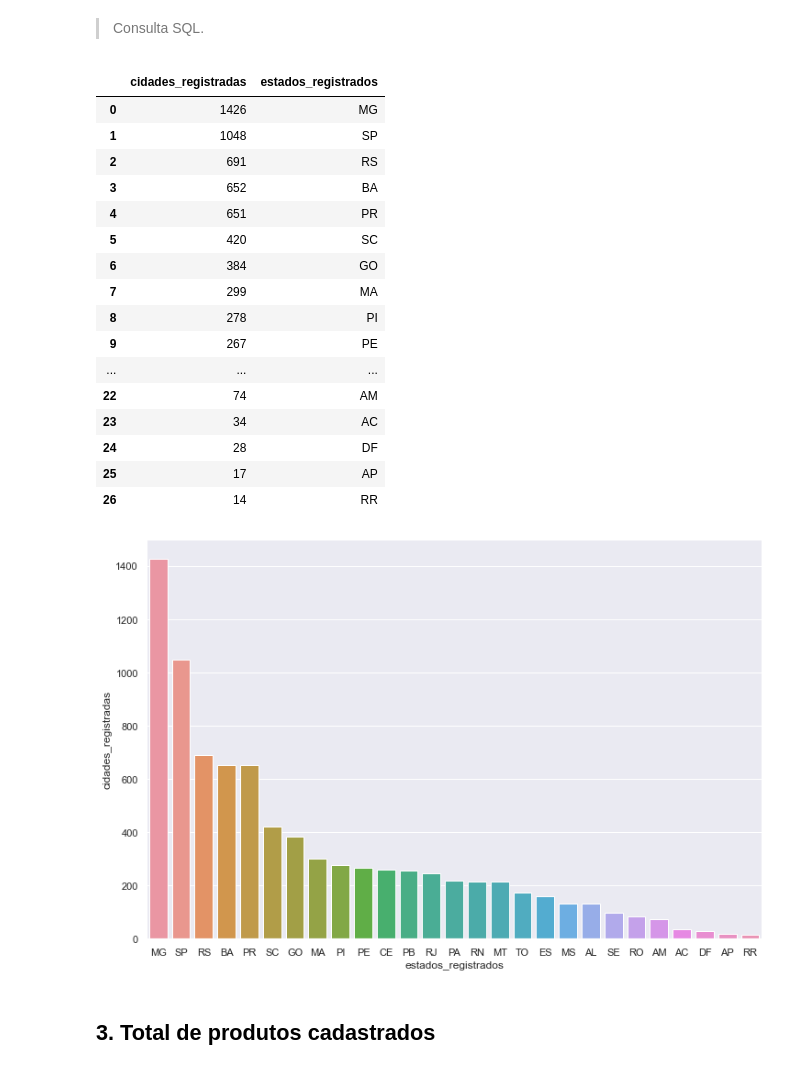
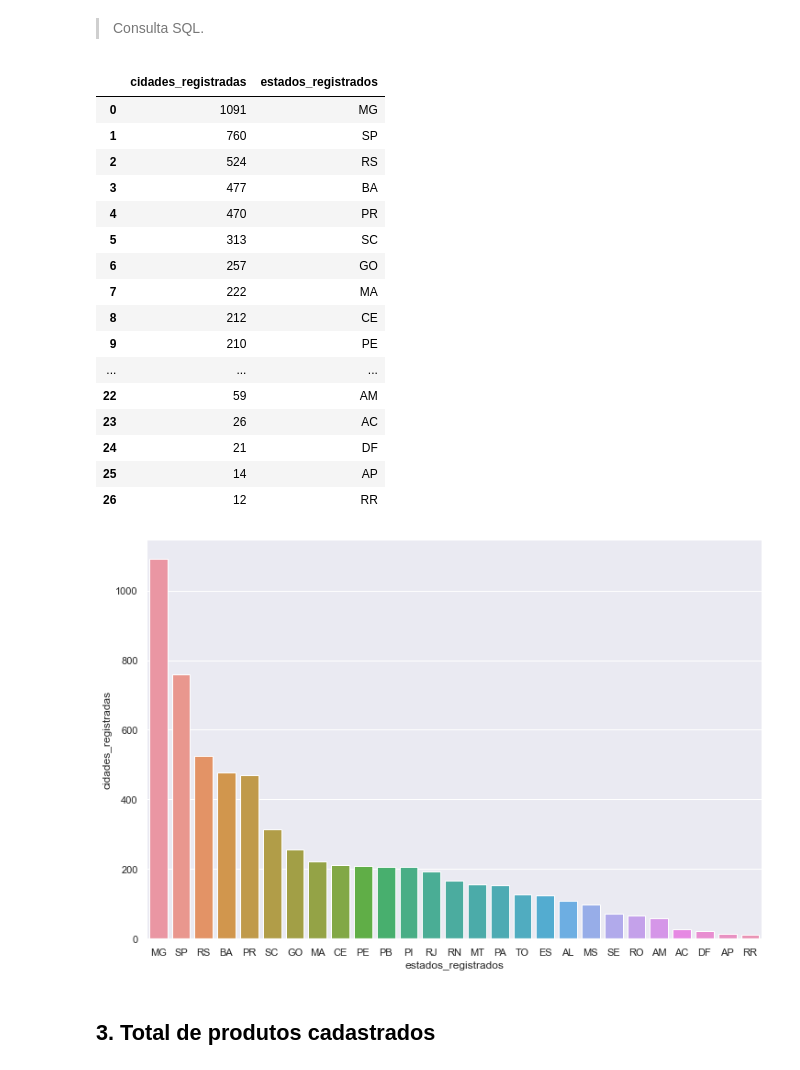
Before and after one commit to deborabmfreitas/projeto-sql, a Jupyter notebook: project.ipynb, the cells around one changed output. Saved outputs shown, nothing was run; the diff lists cells and outputs as text; code cells hidden in the pictures.

```diff
--- a/project.ipynb
+++ b/project.ipynb
@@ -11,13 +13,18 @@ import matplotlib.pyplot as plt
 # %%
 olist_customers = pd.read_csv('data/olist_customers_dataset.csv', index_col=0)
-olist_geolocation = pd.read_csv('data/olist_geolocation_dataset.csv', index_col=0)
-olist_order_items = pd.read_csv('data/olist_order_items_dataset.csv', index_col=0)
-olist_order_payments = pd.read_csv('data/olist_order_payments_dataset.csv', index_col=0)
-olist_order_reviews = pd.read_csv('data/olist_order_reviews_dataset.csv', index_col=0)
+olist_geolocation = pd.read_csv(
+    'data/olist_geolocation_dataset.csv', index_col=0)
+olist_order_items = pd.read_csv(
+    'data/olist_order_items_dataset.csv', index_col=0)
+olist_order_payments = pd.read_csv(
+    'data/olist_order_payments_dataset.csv', index_col=0)
+olist_order_reviews = pd.read_csv(
+    'data/olist_order_reviews_dataset.csv', index_col=0)
 olist_orders = pd.read_csv('data/olist_orders_dataset.csv', index_col=0)
 olist_products = pd.read_csv('data/olist_products_dataset.csv', index_col=0)
 olist_sellers = pd.read_csv('data/olist_sellers_dataset.csv', index_col=0)
-product_category_name = pd.read_csv('data/product_category_name_translation.csv', index_col=0)
+product_category_name = pd.read_csv(
+    'data/product_category_name_translation.csv', index_col=0)
 # %% [markdown]
 # Inspecionando os dados
 # %%
@@ -79,0 +182,3 @@ _
+# %%
+olist_geolocation['geolocation_city'] = olist_geolocation['geolocation_city'].str.normalize(
+    'NFKD').str.encode('ascii', errors='ignore').str.decode('utf-8').str.lower()
@@ -204,29 +435,30 @@ geolocation_city = pd.read_sql(query, con=conn)
 geolocation_city
 # %% [output]
 |  | cidades_registradas | estados_registrados |
-| 0 | 1426 | MG |
-| 1 | 1048 | SP |
-| 2 | 691 | RS |
-| 3 | 652 | BA |
-| 4 | 651 | PR |
-| 5 | 420 | SC |
-| 6 | 384 | GO |
-| 7 | 299 | MA |
-| 8 | 278 | PI |
-| 9 | 267 | PE |
+| 0 | 1091 | MG |
+| 1 | 760 | SP |
+| 2 | 524 | RS |
+| 3 | 477 | BA |
+| 4 | 470 | PR |
+| 5 | 313 | SC |
+| 6 | 257 | GO |
+| 7 | 222 | MA |
+| 8 | 212 | CE |
+| 9 | 210 | PE |
 | ... | ... | ... |
-| 22 | 74 | AM |
-| 23 | 34 | AC |
-| 24 | 28 | DF |
-| 25 | 17 | AP |
-| 26 | 14 | RR |
+| 22 | 59 | AM |
+| 23 | 26 | AC |
+| 24 | 21 | DF |
+| 25 | 14 | AP |
+| 26 | 12 | RR |
 # %%
 fig = plt.figure(figsize=(12, 8))
 sns.set(style="darkgrid")
-sns.barplot(x = 'estados_registrados', y = 'cidades_registradas', data=geolocation_city, errorbar='sd')
+sns.barplot(x='estados_registrados', y='cidades_registradas',
+            data=geolocation_city, errorbar='sd')
 plt.show()
 # %% [output]
-[figure, old version]
+[figure, new version]
 # %% [markdown]
 ## 3. Total de produtos cadastrados
 # %% [markdown]
```
Also changed, not shown: parts of 41 cells of this notebook.
